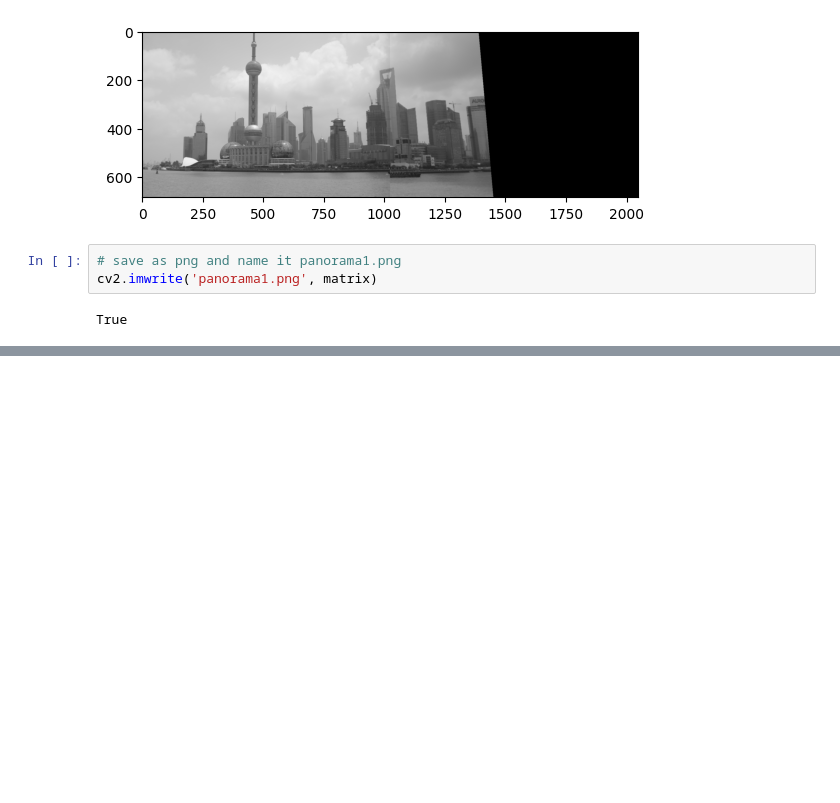
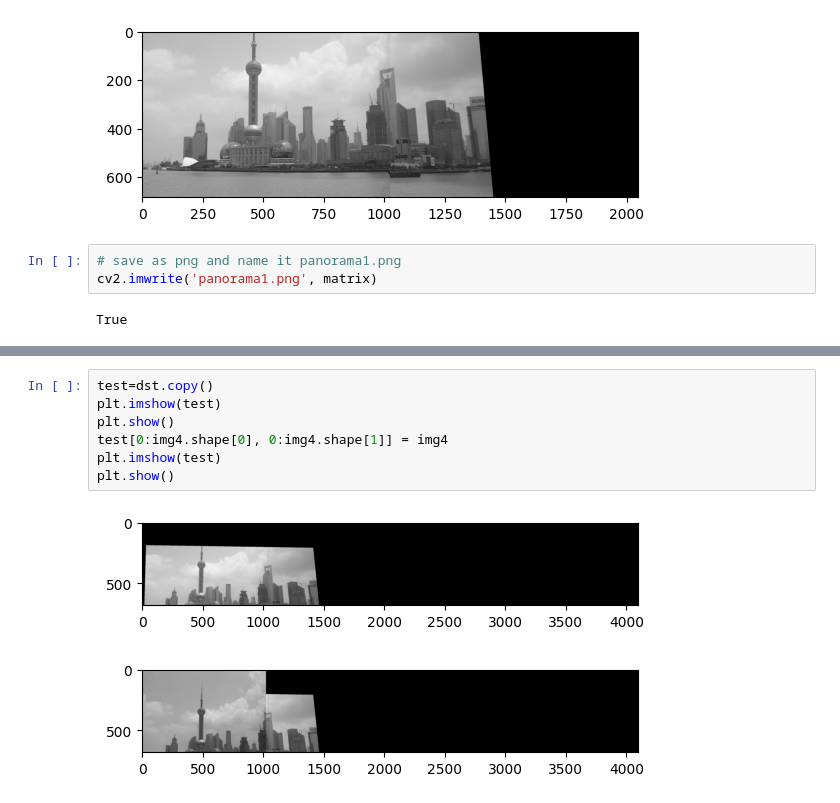
Before and after one commit to MohamedFarid612/Image-Mosaic-Using-homography, a Jupyter notebook: main.ipynb, the cells around one changed output, grey strips where cells are left out. Drawn from its saved outputs; the diff is of its cells as text; blank space fills up the shorter version.

```diff
--- a/main.ipynb
+++ b/main.ipynb
@@ -341,0 +451,10 @@ plt.show()
+# %%
+test=dst.copy()
+plt.imshow(test)
+plt.show()
+test[0:img4.shape[0], 0:img4.shape[1]] = img4
+plt.imshow(test)
+plt.show()
+# %% [output]
+[figure, added]
+[figure, added]
```
Also changed, not shown: parts of 7 cells of this notebook, 1 other file.
